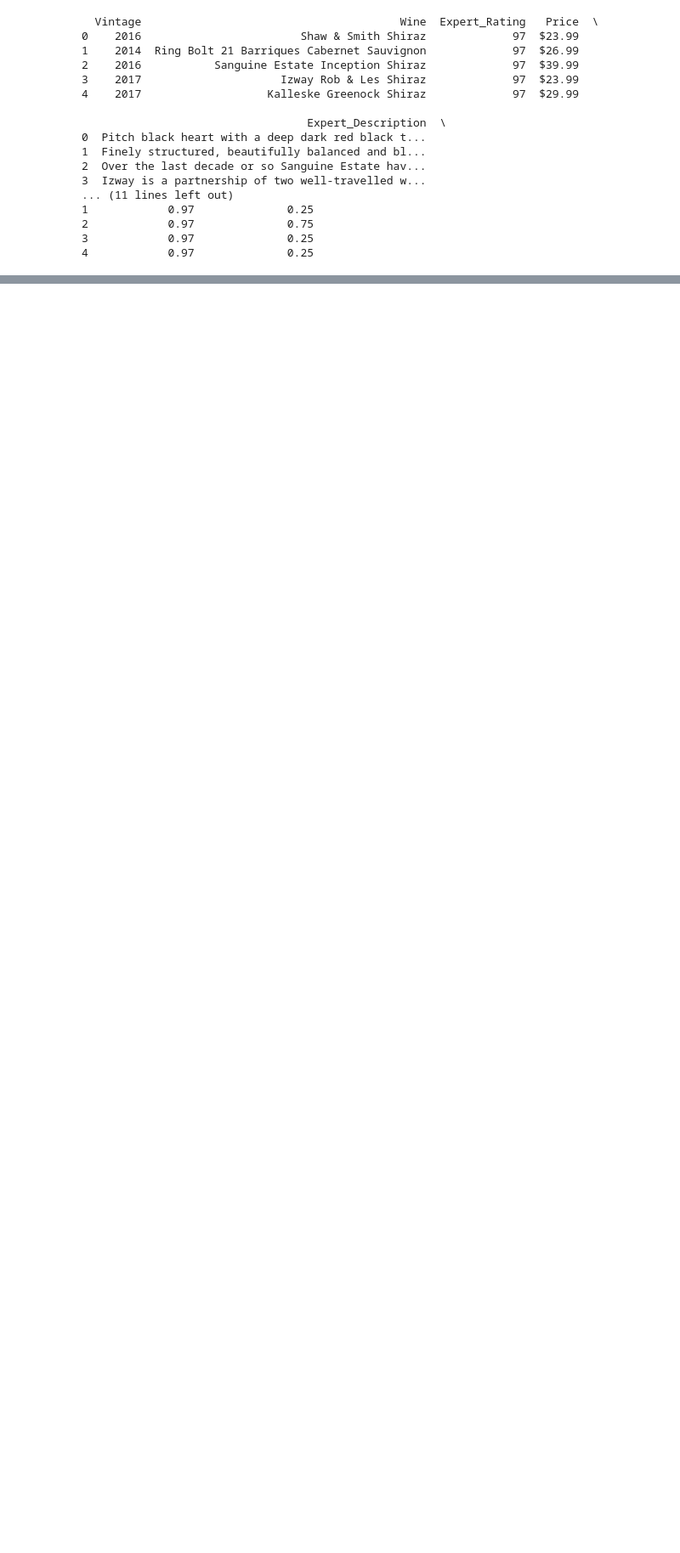
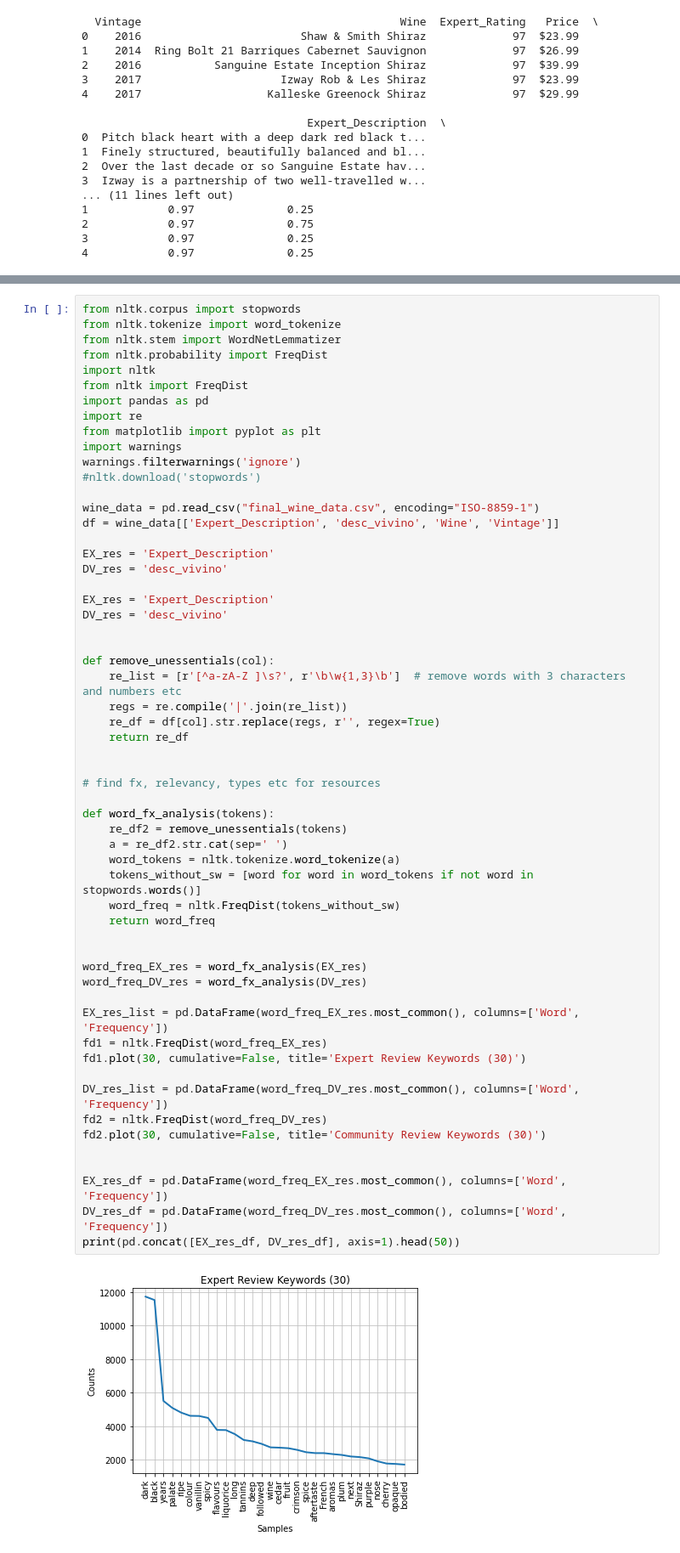
Before and after one commit to bonjih/WebCrawler-and-NLP-System, a Jupyter notebook: A3_DocumentNumber_2_ben_hamilton.ipynb, the cells around one changed output, grey strips where cells are left out. Shown at 85% size. Saved outputs shown, nothing was run; the diff lists cells and outputs as text; blank space fills up the shorter version.

```diff
--- a/A3_DocumentNumber_2_ben_hamilton.ipynb
+++ b/A3_DocumentNumber_2_ben_hamilton.ipynb
@@ -335,3 +341,62 @@ The final table structure is shown in figure 13. There are 8 columns with 10,080
     <center>Figure 14 - Visualisation of the harvested data.</center><br>
 
  </font>
+# %%
+from nltk.corpus import stopwords
+from nltk.tokenize import word_tokenize
+from nltk.stem import WordNetLemmatizer
+from nltk.probability import FreqDist
+import nltk
+from nltk import FreqDist
+import pandas as pd
+import re
+from matplotlib import pyplot as plt
+import warnings
+warnings.filterwarnings('ignore')
+#nltk.download('stopwords')
+
+wine_data = pd.read_csv("final_wine_data.csv", encoding="ISO-8859-1")
+df = wine_data[['Expert_Description', 'desc_vivino', 'Wine', 'Vintage']]
+
+EX_res = 'Expert_Description'
+DV_res = 'desc_vivino'
+
+EX_res = 'Expert_Description'
+DV_res = 'desc_vivino'
+
+
+def remove_unessentials(col):
+    re_list = [r'[^a-zA-Z ]\s?', r'\b\w{1,3}\b']  # remove words with 3 characters and numbers etc
+    regs = re.compile('|'.join(re_list))
+    re_df = df[col].str.replace(regs, r'', regex=True)
+    return re_df
+
+
+# find fx, relevancy, types etc for resources
+
+def word_fx_analysis(tokens):
+    re_df2 = remove_unessentials(tokens)
+    a = re_df2.str.cat(sep=' ')
+    word_tokens = nltk.tokenize.word_tokenize(a)
+    tokens_without_sw = [word for word in word_tokens if not word in stopwords.words()]
+    word_freq = nltk.FreqDist(tokens_without_sw)
+    return word_freq
+
+
+word_freq_EX_res = word_fx_analysis(EX_res)
+word_freq_DV_res = word_fx_analysis(DV_res)
+
+EX_res_list = pd.DataFrame(word_freq_EX_res.most_common(), columns=['Word', 'Frequency'])
+fd1 = nltk.FreqDist(word_freq_EX_res)
+fd1.plot(30, cumulative=False, title='Expert Review Keywords (30)')
+
+DV_res_list = pd.DataFrame(word_freq_DV_res.most_common(), columns=['Word', 'Frequency'])
+fd2 = nltk.FreqDist(word_freq_DV_res)
+fd2.plot(30, cumulative=False, title='Community Review Keywords (30)')
+
+
+EX_res_df = pd.DataFrame(word_freq_EX_res.most_common(), columns=['Word', 'Frequency'])
+DV_res_df = pd.DataFrame(word_freq_DV_res.most_common(), columns=['Word', 'Frequency'])
+print(pd.concat([EX_res_df, DV_res_df], axis=1).head(50))
+# %% [output]
+[figure, added]
```
Also changed, not shown: parts of 3 cells of this notebook, 1 other file.
